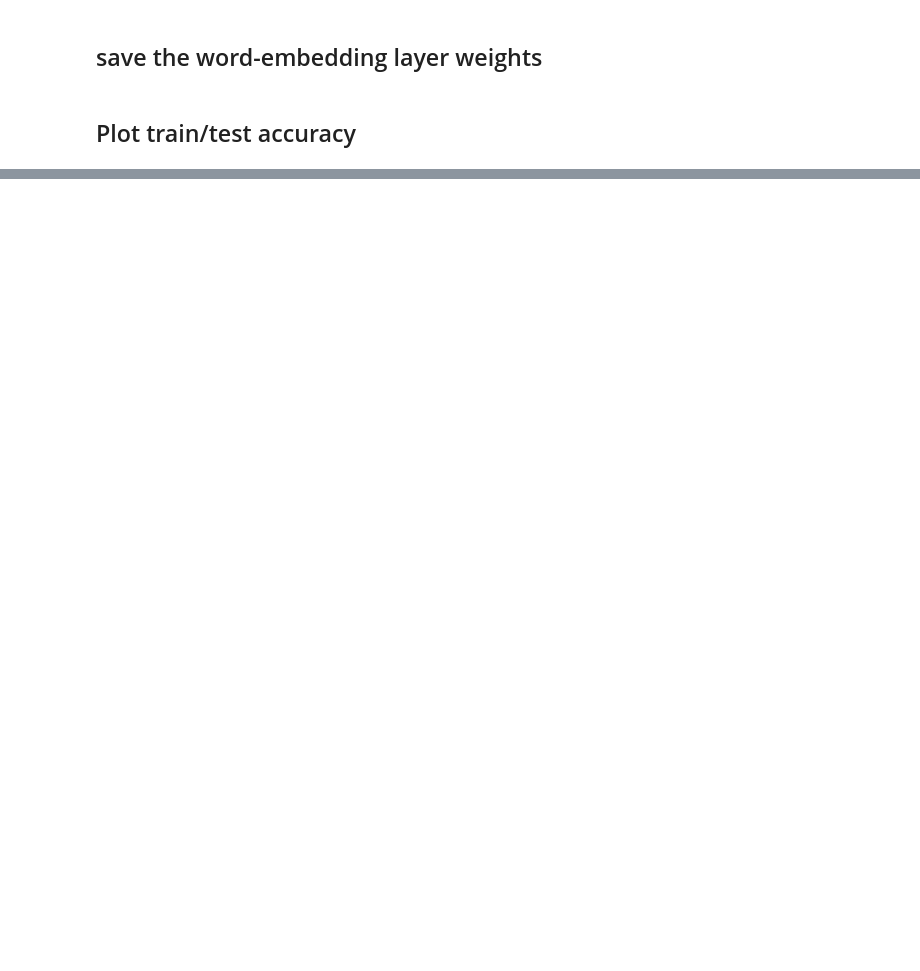
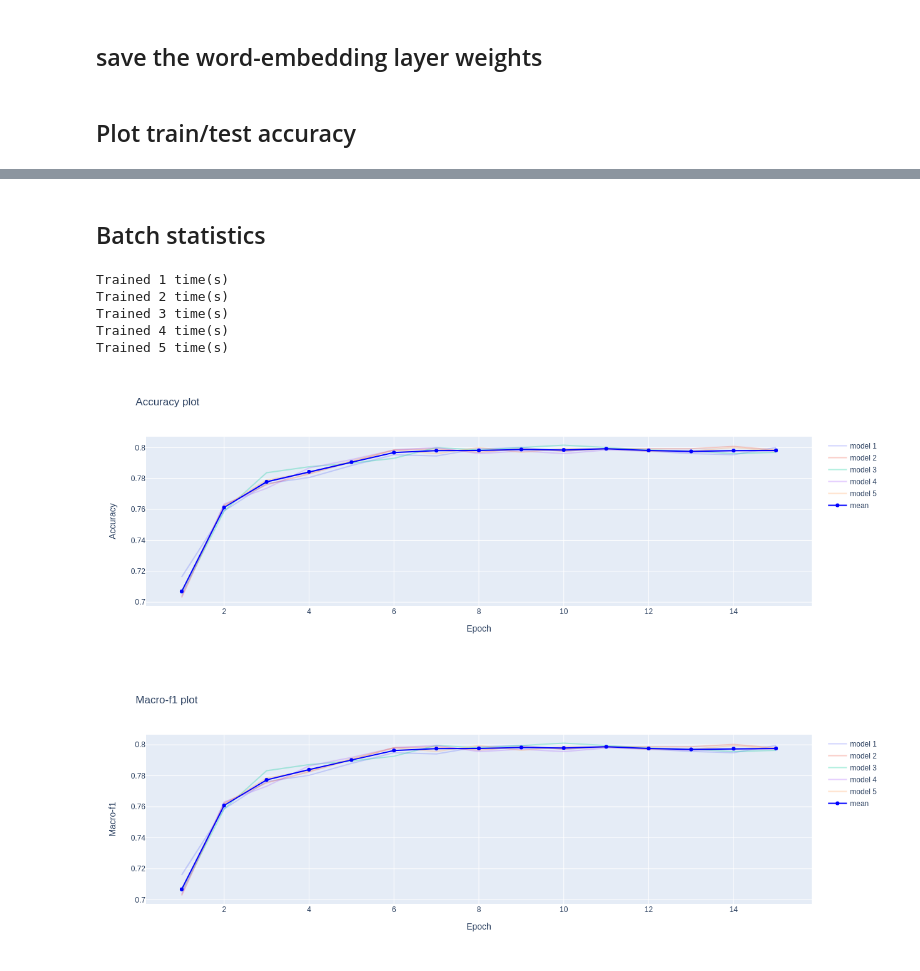
Before and after one commit to Mothaiba/NLP-Hindi-and-Bengali-Hatespeech-classification, a Jupyter notebook: Task_2/hindi_bengali/Task-2b.2_bengali_classification.ipynb, the cells around one changed output, grey strips where cells are left out. Saved outputs shown, nothing was run; the diff lists cells and outputs as text; code cells hidden in the pictures; blank space fills up the shorter version.

```diff
--- a/Task_2/hindi_bengali/Task-2b.2_bengali_classification.ipynb
+++ b/Task_2/hindi_bengali/Task-2b.2_bengali_classification.ipynb
@@ -103,7 +104,7 @@ test_sentences = [[word_to_int[word] for word in sentence if word in word_to_int
 embedding_path = 'save/embedding_weights.pt'
 embedding_size = 300
 att_dim = 150
-learning_rate = 3e-4
+learning_rate = 1e-3
 batch_size = 32
 epochs = 30
 # %% [markdown]
@@ -216,8 +222,8 @@ Classifier(
 # %%
-# for i, module in enumerate(bengali_clf._modules):
-#     if i > 0:
-#         for params in bengali_clf._modules[module].parameters():
-#             params.requires_grad = False
+for i, module in enumerate(bengali_clf._modules):
+    if i > 0:
+        for params in bengali_clf._modules[module].parameters():
+            params.requires_grad = False
 # %% [markdown]
 ## Loss function and optimizer
 # %%
@@ -232,6 +238,7 @@ def predict_test():
     cnt = 0
     preds = []
     true_labels = []
+    bengali_clf.eval()
     for texts, seq_lens, labels in test_loader:
         pred = bengali_clf(texts.to(device), seq_lens).detach().to('cpu')
         loss = criterion(pred, labels)
@@ -330,0 +337,2 @@ fig.show()
+# %% [markdown]
+## Batch statistics
@@ -330,0 +440,11 @@ fig.show()
+# %%
+list_test_acc, list_test_macro_f1 = batch_train(ntime=5, epochs=15)
+plot_results(list_test_acc, list_test_macro_f1)
+# %% [output]
+Trained 1 time(s)
+Trained 2 time(s)
+Trained 3 time(s)
+Trained 4 time(s)
+Trained 5 time(s)
+[figure, added]
+[figure, added]
```
Also changed, not shown: parts of 9 cells of this notebook, 39 other files.
